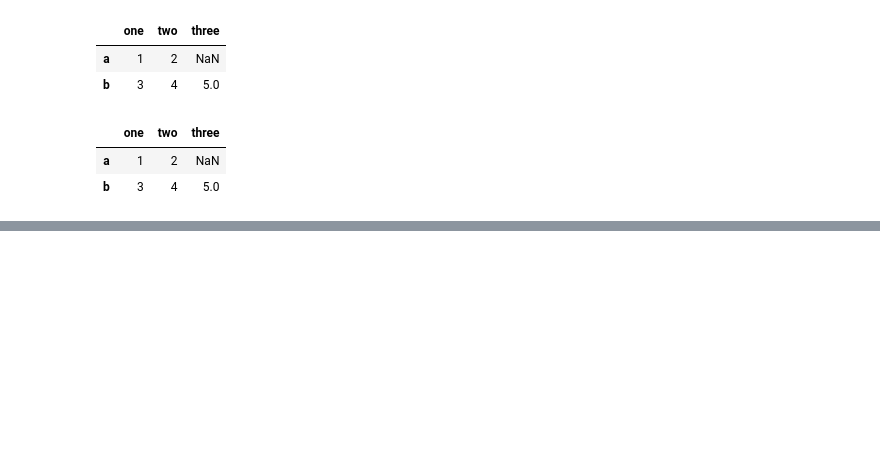
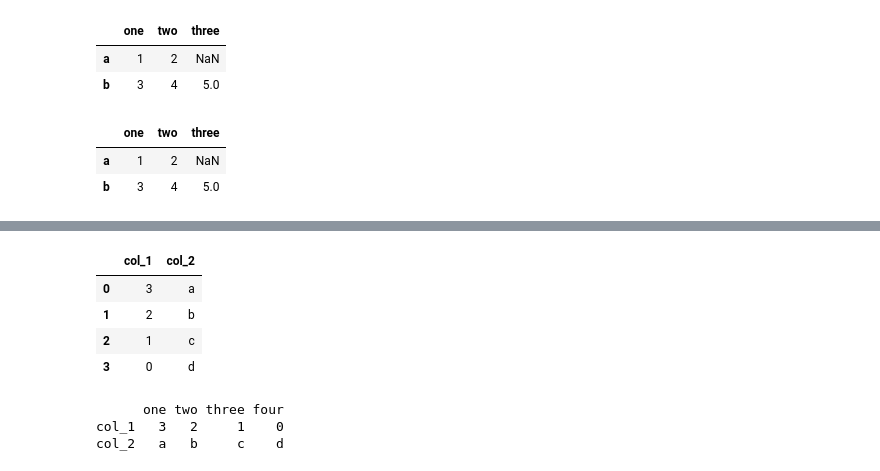
Before and after one commit to lhduc94/kungfupandas, a Jupyter notebook: code.ipynb, the cells around one changed output, grey strips where cells are left out. Cells and saved outputs as stored; diff of their text form; code cells hidden in the pictures; blank space fills up the shorter version.

```diff
--- a/code.ipynb
+++ b/code.ipynb
@@ -100,0 +182,16 @@ df
+# %%
+data = {'col_1': [3, 2, 1, 0], 'col_2': ['a', 'b', 'c', 'd']}
+# %%
+pd.DataFrame.from_dict(data)
+# %% [output]
+|  | col_1 | col_2 |
+| 0 | 3 | a |
+| 1 | 2 | b |
+| 2 | 1 | c |
+| 3 | 0 | d |
+# %%
+print(pd.DataFrame.from_dict(data, orient="index", columns=["one", "two", "three", "four"]))
+# %% [output]
+      one two three four
+col_1   3   2     1    0
+col_2   a   b     c    d
```
Also changed, not shown: parts of 19 cells of this notebook, 18 other files.
